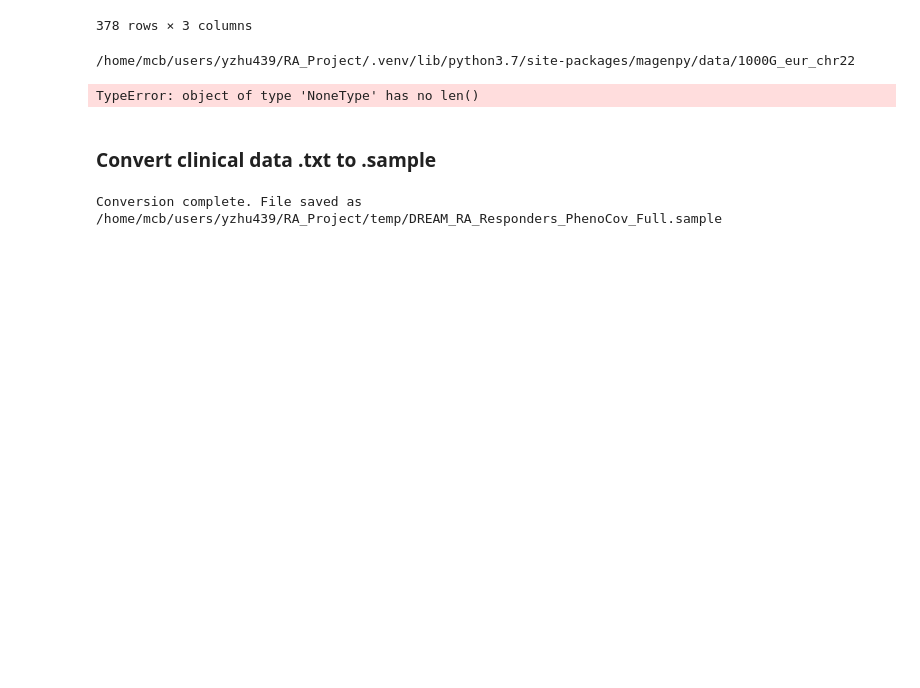
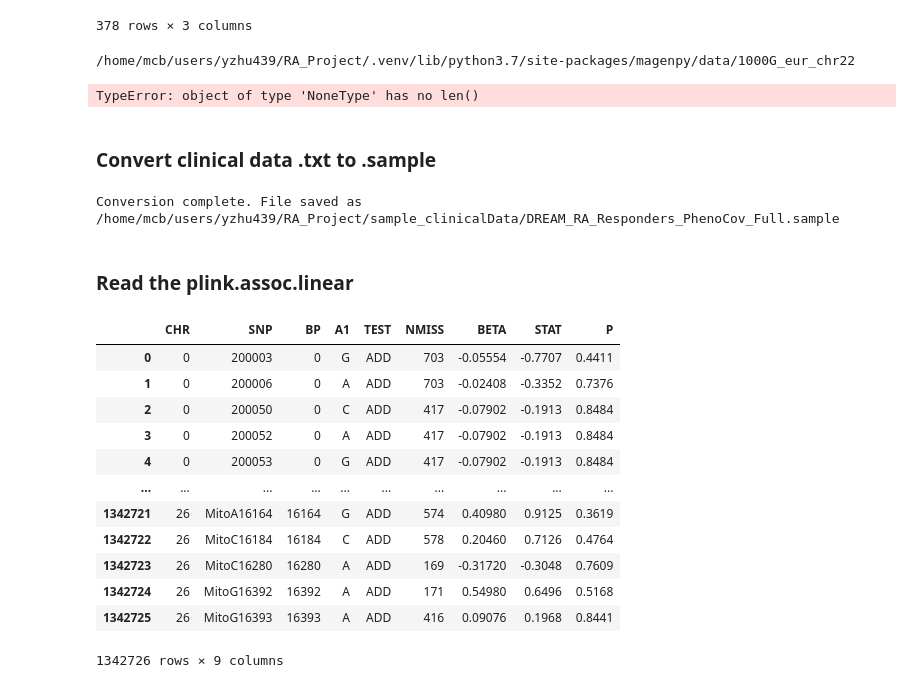
Before and after one commit to Yiqing-Zhu2000/RA_Project, a Jupyter notebook: my_test.ipynb, the cells around one changed output. Drawn from its saved outputs; the diff is of its cells as text; code cells hidden in the pictures; blank space fills up the shorter version.

```diff
--- a/my_test.ipynb
+++ b/my_test.ipynb
@@ -123,7 +193,7 @@ def convert_txt_to_sample(file_path):
         content = txt_file.read()
 
     # Change the file extension to .sample
-    out_path = "/home/mcb/users/yzhu439/RA_Project/temp/DREAM_RA_Responders_PhenoCov_Full"
+    out_path = "/home/mcb/users/yzhu439/RA_Project/sample_clinicalData/DREAM_RA_Responders_PhenoCov_Full"
     new_file_path = os.path.splitext(out_path)[0] + '.sample'
 
     # Write the content to the .sample file
@@ -132,7 +202,26 @@ def convert_txt_to_sample(file_path):
 
     print(f"Conversion complete. File saved as {new_file_path}")
 
-path = '/home/mcb/users/yueli/datasets/RA_antiTNF/TrainingData/original/DREAM_RA_Responders_PhenoCov_Full.txt'
-convert_txt_to_sample(path)
+clinical_full_path = "data/DREAM_RA_Responders_PhenoCov_Full.txt"
+convert_txt_to_sample(clinical_full_path)
 # %% [output]
-Conversion complete. File saved as /home/mcb/users/yzhu439/RA_Project/temp/DREAM_RA_Responders_PhenoCov_Full.sample
+Conversion complete. File saved as /home/mcb/users/yzhu439/RA_Project/sample_clinicalData/DREAM_RA_Responders_PhenoCov_Full.sample
+# %% [markdown]
+<h3>Read the plink.assoc.linear</h3>
+# %%
+linear_data = pd.read_csv('plink.assoc.linear', sep='\s+')
+linear_data #for merge10.bed, has a .nosex file
+# %% [output]
+|  | CHR | SNP | BP | A1 | TEST | NMISS | BETA | STAT | P |
+| 0 | 0 | 200003 | 0 | G | ADD | 703 | -0.05554 | -0.7707 | 0.4411 |
+| 1 | 0 | 200006 | 0 | A | ADD | 703 | -0.02408 | -0.3352 | 0.7376 |
+| 2 | 0 | 200050 | 0 | C | ADD | 417 | -0.07902 | -0.1913 | 0.8484 |
+| 3 | 0 | 200052 | 0 | A | ADD | 417 | -0.07902 | -0.1913 | 0.8484 |
+| 4 | 0 | 200053 | 0 | G | ADD | 417 | -0.07902 | -0.1913 | 0.8484 |
+| ... | ... | ... | ... | ... | ... | ... | ... | ... | ... |
+| 1342721 | 26 | MitoA16164 | 16164 | G | ADD | 574 | 0.40980 | 0.9125 | 0.3619 |
+| 1342722 | 26 | MitoC16184 | 16184 | C | ADD | 578 | 0.20460 | 0.7126 | 0.4764 |
+| 1342723 | 26 | MitoC16280 | 16280 | A | ADD | 169 | -0.31720 | -0.3048 | 0.7609 |
+| 1342724 | 26 | MitoG16392 | 16392 | A | ADD | 171 | 0.54980 | 0.6496 | 0.5168 |
+| 1342725 | 26 | MitoG16393 | 16393 | A | ADD | 416 | 0.09076 | 0.1968 | 0.8441 |
+1342726 rows × 9 columns
```
Also changed, not shown: parts of 20 cells of this notebook, 2 other files.
